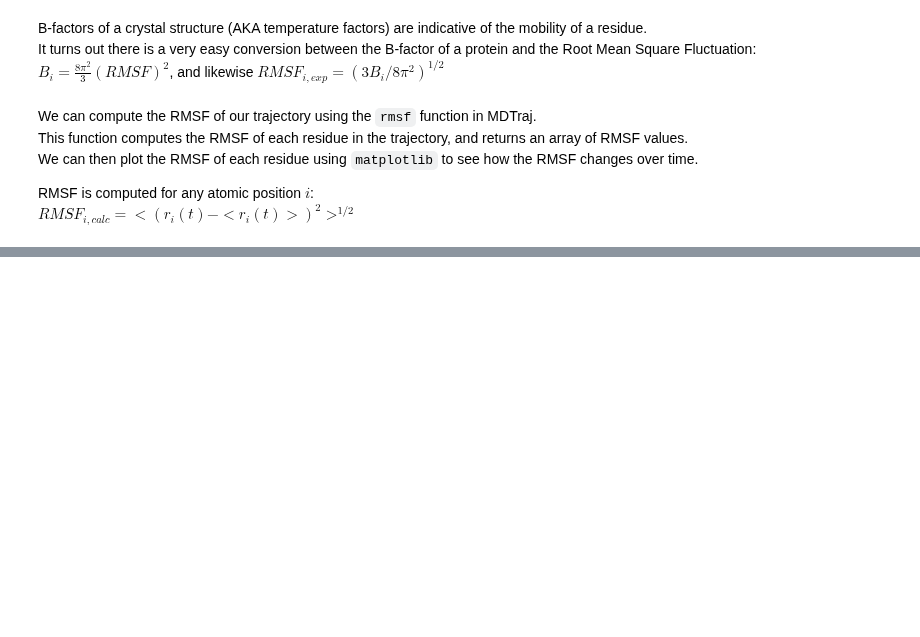
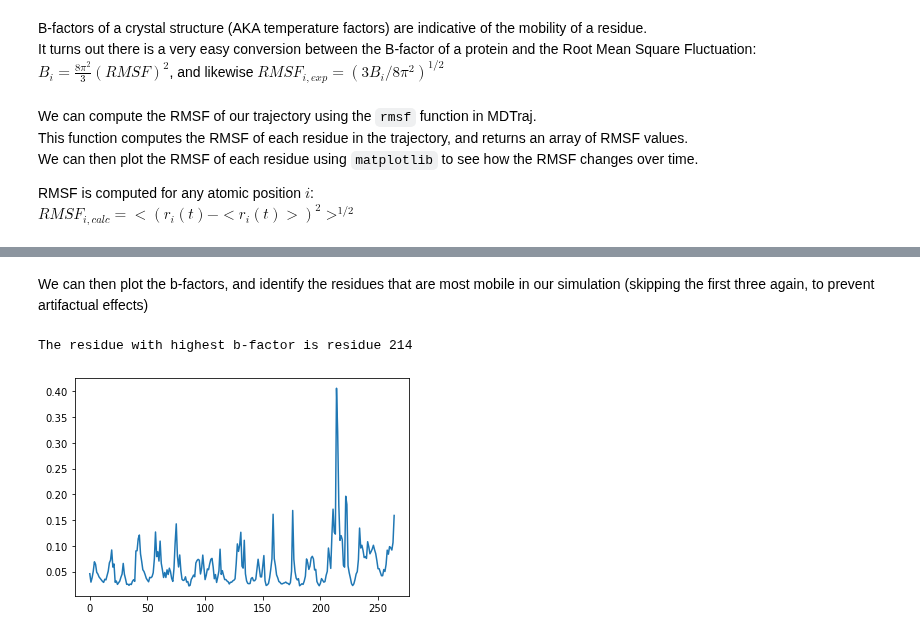
Before and after one commit to sukritsingh/compchem-class, a Jupyter notebook: analyze-simulation.ipynb, the cells around one changed output, grey strips where cells are left out. Saved outputs shown, nothing was run; the diff lists cells and outputs as text; code cells hidden in the pictures; blank space fills up the shorter version.

```diff
--- a/analyze-simulation.ipynb
+++ b/analyze-simulation.ipynb
@@ -207,0 +215,11 @@ plt.plot(rmsf)
+# %%
+b_factor = ((8*(np.pi**2))/3)*(rmsf**2)
+# %% [markdown]
+We can then plot the b-factors, and identify the residues that are most mobile in our simulation
+(skipping the first three again, to prevent artifactual effects)
+# %%
+plt.plot(b_factor[3:])
+print("The residue with highest b-factor is residue %d" % np.argmax(b_factor[3:]))
+# %% [output]
+The residue with highest b-factor is residue 214
+[figure, added]
```
Also changed, not shown: parts of 3 cells of this notebook.
